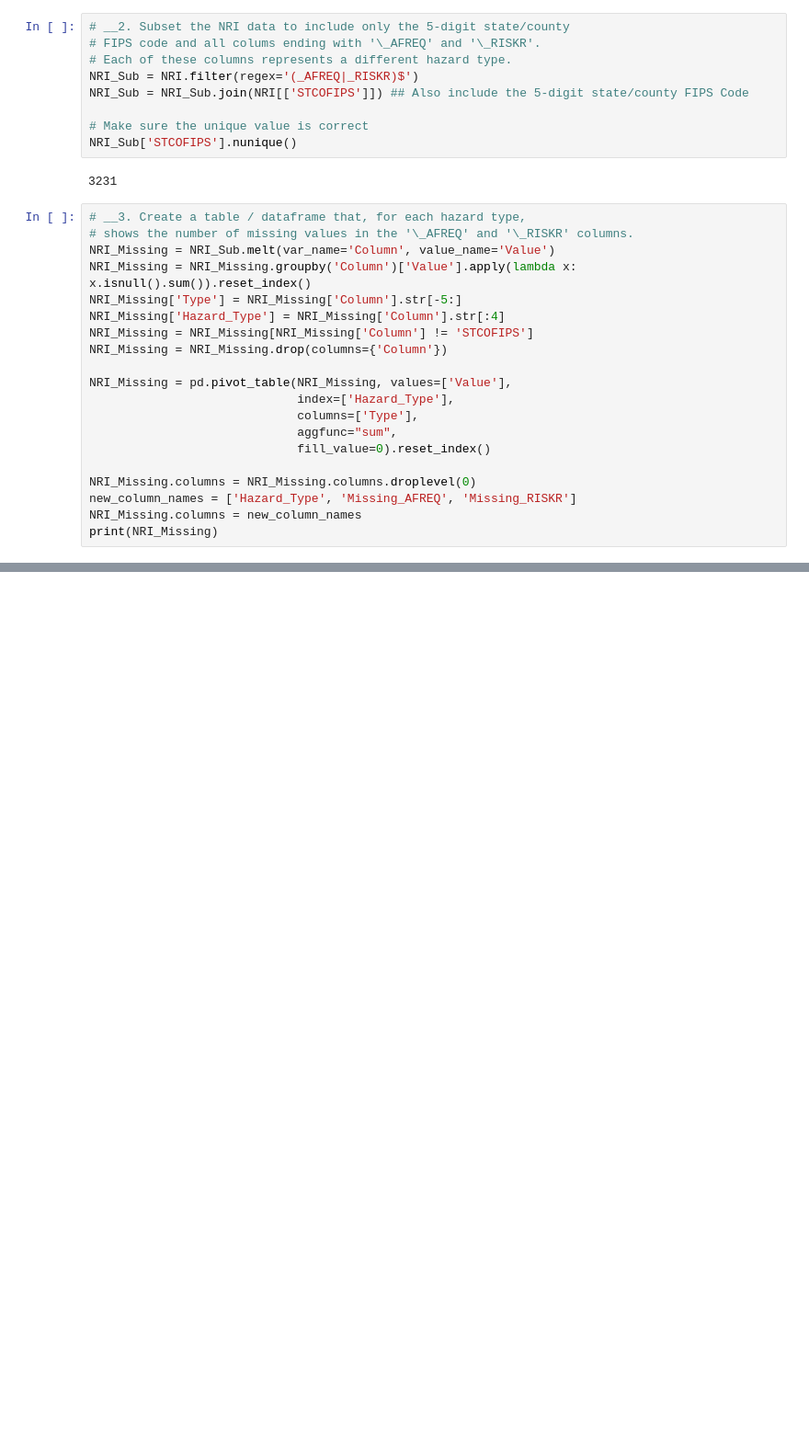
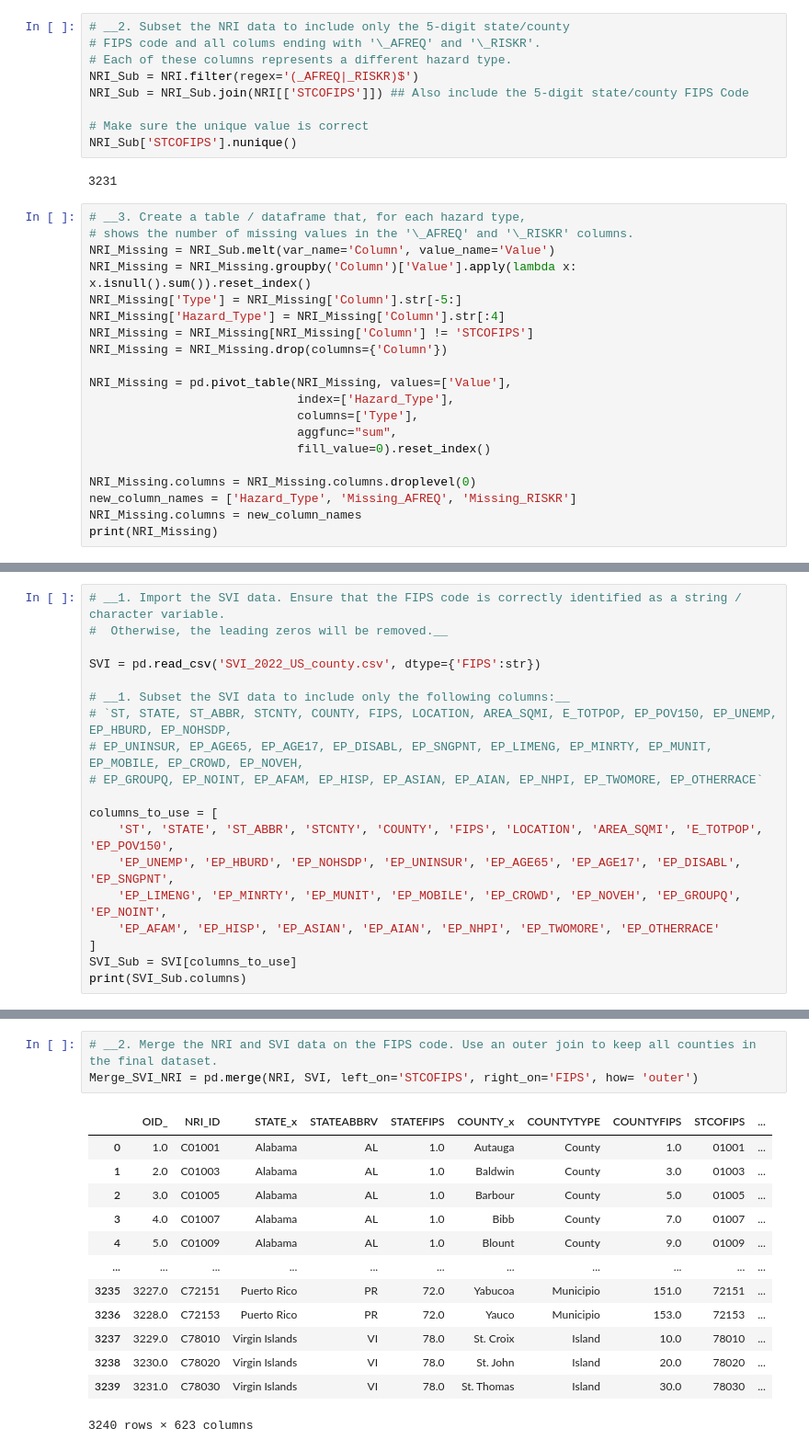
Before and after one commit to MichaelMa0904/Intro_ML_2024Fall, a Jupyter notebook: hw_progress/HW_02.ipynb, the cells around one changed output, grey strips where cells are left out. Shown: that part at 92% size. Drawn from its saved outputs; the diff is of its cells as text; blank space fills up the shorter version.

```diff
--- a/hw_progress/HW_02.ipynb
+++ b/hw_progress/HW_02.ipynb
@@ -77,0 +83,19 @@ array(['Not Applicable', 'Very Low', 'Relatively High',
+# %%
+# __1. Import the SVI data. Ensure that the FIPS code is correctly identified as a string / character variable.
+#  Otherwise, the leading zeros will be removed.__
+
+SVI = pd.read_csv('SVI_2022_US_county.csv', dtype={'FIPS':str})
+
+# __1. Subset the SVI data to include only the following columns:__
+# `ST, STATE, ST_ABBR, STCNTY, COUNTY, FIPS, LOCATION, AREA_SQMI, E_TOTPOP, EP_POV150, EP_UNEMP, EP_HBURD, EP_NOHSDP,
+# EP_UNINSUR, EP_AGE65, EP_AGE17, EP_DISABL, EP_SNGPNT, EP_LIMENG, EP_MINRTY, EP_MUNIT, EP_MOBILE, EP_CROWD, EP_NOVEH,
+# EP_GROUPQ, EP_NOINT, EP_AFAM, EP_HISP, EP_ASIAN, EP_AIAN, EP_NHPI, EP_TWOMORE, EP_OTHERRACE`
+
+columns_to_use = [
+    'ST', 'STATE', 'ST_ABBR', 'STCNTY', 'COUNTY', 'FIPS', 'LOCATION', 'AREA_SQMI', 'E_TOTPOP', 'EP_POV150',
+    'EP_UNEMP', 'EP_HBURD', 'EP_NOHSDP', 'EP_UNINSUR', 'EP_AGE65', 'EP_AGE17', 'EP_DISABL', 'EP_SNGPNT',
+    'EP_LIMENG', 'EP_MINRTY', 'EP_MUNIT', 'EP_MOBILE', 'EP_CROWD', 'EP_NOVEH', 'EP_GROUPQ', 'EP_NOINT',
+    'EP_AFAM', 'EP_HISP', 'EP_ASIAN', 'EP_AIAN', 'EP_NHPI', 'EP_TWOMORE', 'EP_OTHERRACE'
+]
+SVI_Sub = SVI[columns_to_use]
+print(SVI_Sub.columns)
@@ -77,0 +179,17 @@ array(['Not Applicable', 'Very Low', 'Relatively High',
+# %%
+# __2. Merge the NRI and SVI data on the FIPS code. Use an outer join to keep all counties in the final dataset.
+Merge_SVI_NRI = pd.merge(NRI, SVI, left_on='STCOFIPS', right_on='FIPS', how= 'outer')
+# %% [output]
+|  | OID_ | NRI_ID | STATE_x | STATEABBRV | STATEFIPS | COUNTY_x | COUNTYTYPE | COUNTYFIPS | STCOFIPS | ... |
+| 0 | 1.0 | C01001 | Alabama | AL | 1.0 | Autauga | County | 1.0 | 01001 | ... |
+| 1 | 2.0 | C01003 | Alabama | AL | 1.0 | Baldwin | County | 3.0 | 01003 | ... |
+| 2 | 3.0 | C01005 | Alabama | AL | 1.0 | Barbour | County | 5.0 | 01005 | ... |
+| 3 | 4.0 | C01007 | Alabama | AL | 1.0 | Bibb | County | 7.0 | 01007 | ... |
+| 4 | 5.0 | C01009 | Alabama | AL | 1.0 | Blount | County | 9.0 | 01009 | ... |
+| ... | ... | ... | ... | ... | ... | ... | ... | ... | ... | ... |
+| 3235 | 3227.0 | C72151 | Puerto Rico | PR | 72.0 | Yabucoa | Municipio | 151.0 | 72151 | ... |
+| 3236 | 3228.0 | C72153 | Puerto Rico | PR | 72.0 | Yauco | Municipio | 153.0 | 72153 | ... |
+| 3237 | 3229.0 | C78010 | Virgin Islands | VI | 78.0 | St. Croix | Island | 10.0 | 78010 | ... |
+| 3238 | 3230.0 | C78020 | Virgin Islands | VI | 78.0 | St. John | Island | 20.0 | 78020 | ... |
+| 3239 | 3231.0 | C78030 | Virgin Islands | VI | 78.0 | St. Thomas | Island | 30.0 | 78030 | ... |
+3240 rows × 623 columns
```
Also changed, not shown: parts of 13 cells of this notebook, 1 other file.
